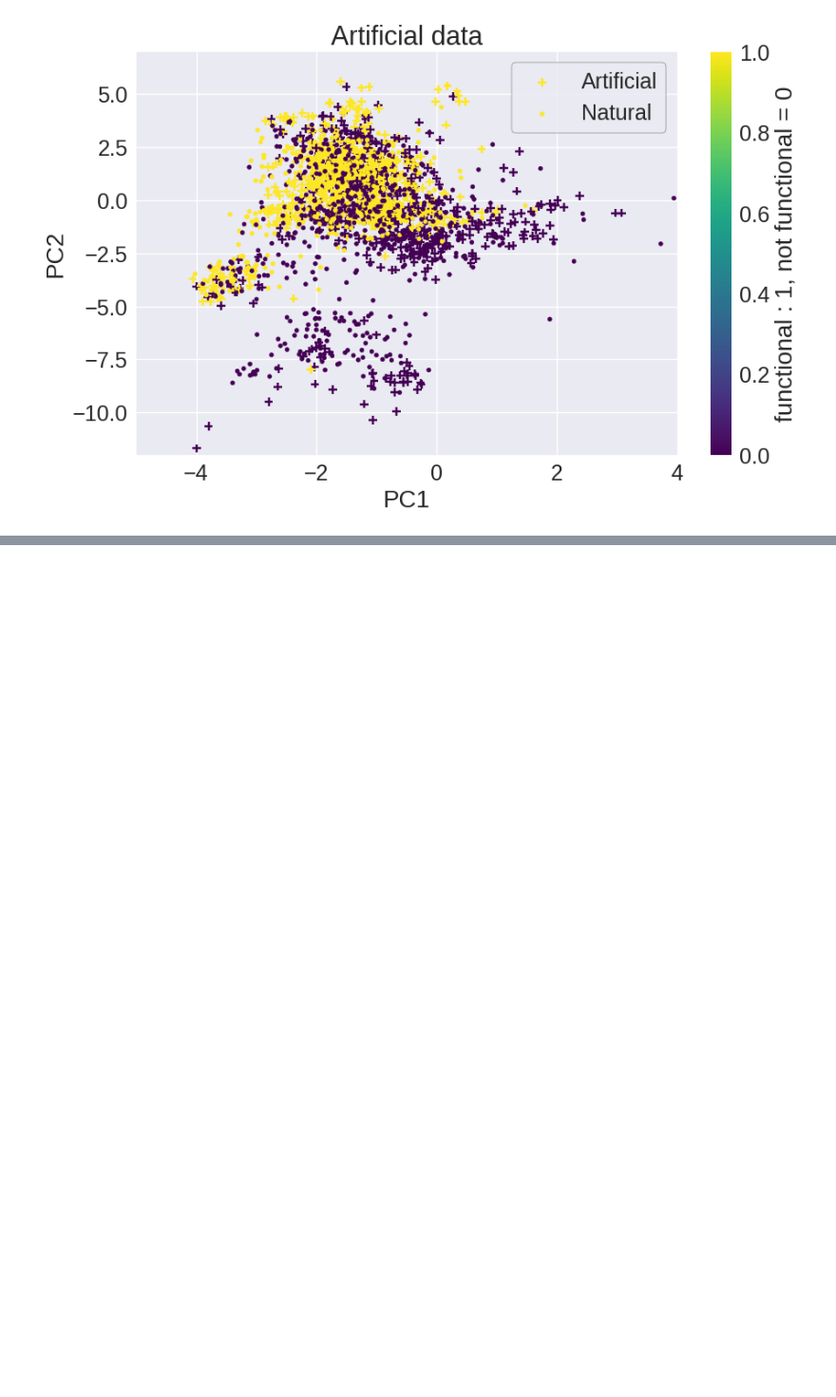
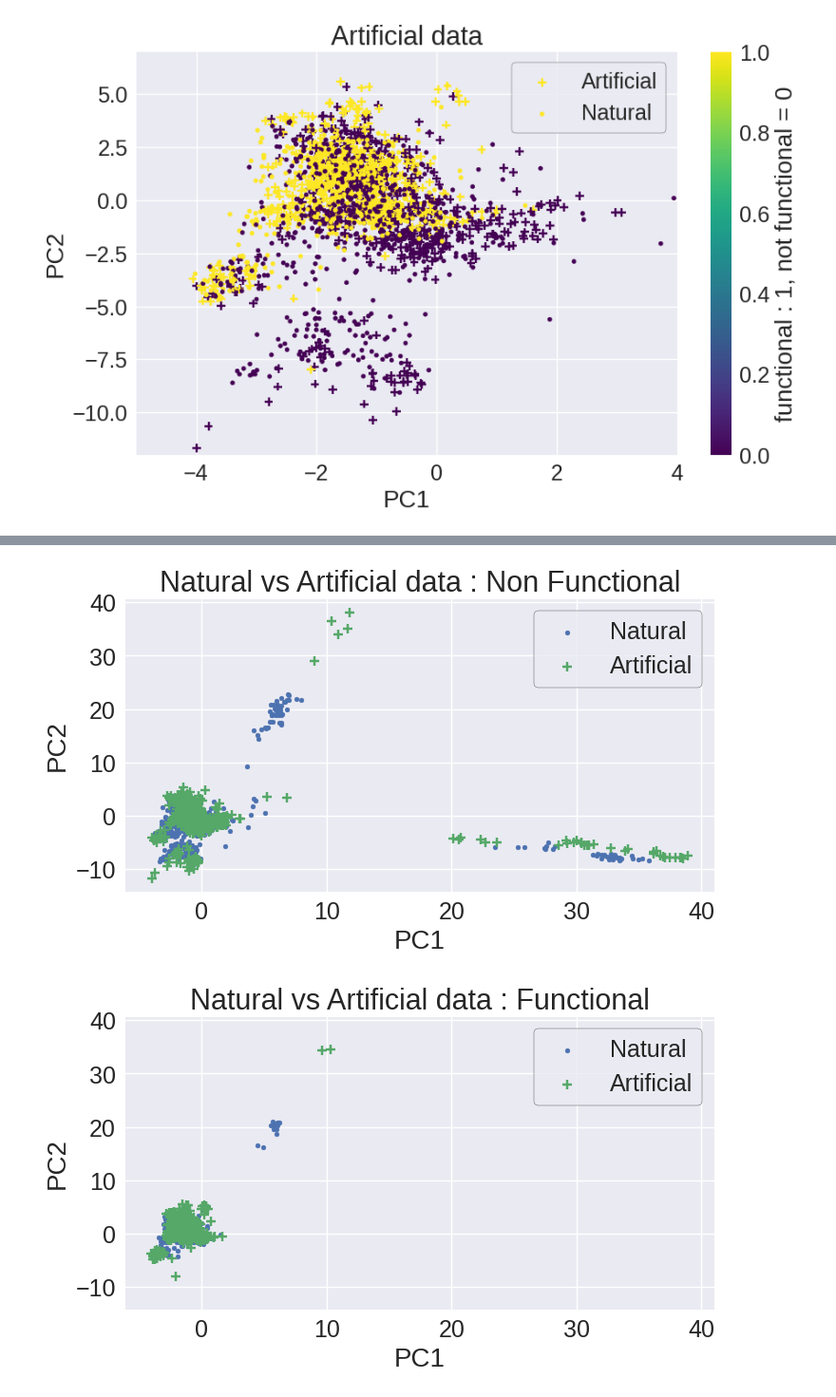
Before and after one commit to vicdlp/CS_project, a Jupyter notebook: CS_project.ipynb, the cells around one changed output, grey strips where cells are left out. Shown at 95% size. Saved outputs shown, nothing was run; the diff lists cells and outputs as text; code cells hidden in the pictures; blank space fills up the shorter version.

```diff
--- a/CS_project.ipynb
+++ b/CS_project.ipynb
@@ -181,0 +188,47 @@ plt.show()
+# %%
+plt.figure(figsize = (8,4))
+
+# Filter the data points where the label is 0
+X_pca_label0 = X_pca[x == 0]
+Y_pca_label0 = Y_pca[y == 0]
+
+# Plot only the filtered points
+plt.scatter(X_pca_label0[:, 0], X_pca_label0[:, 1], label='Natural', marker = ".")
+plt.scatter(Y_pca_label0[:, 0], Y_pca_label0[:, 1], label='Artificial', marker = "+")
+
+plt.legend()
+plt.xlabel('PC1')
+plt.ylabel('PC2')
+plt.title('Natural vs Artificial data : Non Functional')
+
+x_range = plt.gca().get_xlim()
+y_range = plt.gca().get_ylim()
+
+plt.show()
+
+
+plt.figure(figsize = (8,4))
+
+plt.xlim(x_range)
+plt.ylim(y_range)
+
+# Filter the data points where the label is 0
+X_pca_label0 = X_pca[x == 1]
+Y_pca_label0 = Y_pca[y == 1]
+
+# Plot only the filtered points
+plt.scatter(X_pca_label0[:, 0], X_pca_label0[:, 1], label='Natural', marker = ".")
+plt.scatter(Y_pca_label0[:, 0], Y_pca_label0[:, 1], label='Artificial', marker = "+")
+
+plt.legend()
+plt.xlabel('PC1')
+plt.ylabel('PC2')
+plt.title('Natural vs Artificial data : Functional')
+
+x_range = plt.gca().get_xlim()
+y_range = plt.gca().get_ylim()
+
+plt.show()
+# %% [output]
+[figure, added]
+[figure, added]
```
Also changed, not shown: parts of 2 cells of this notebook.
